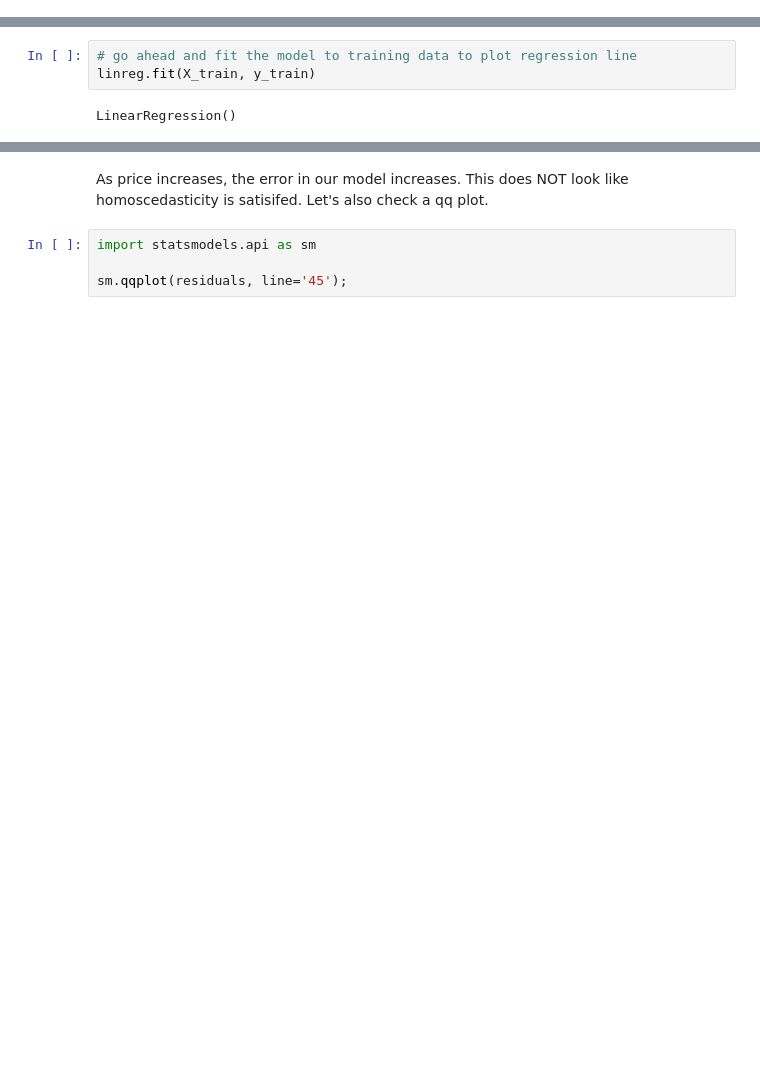
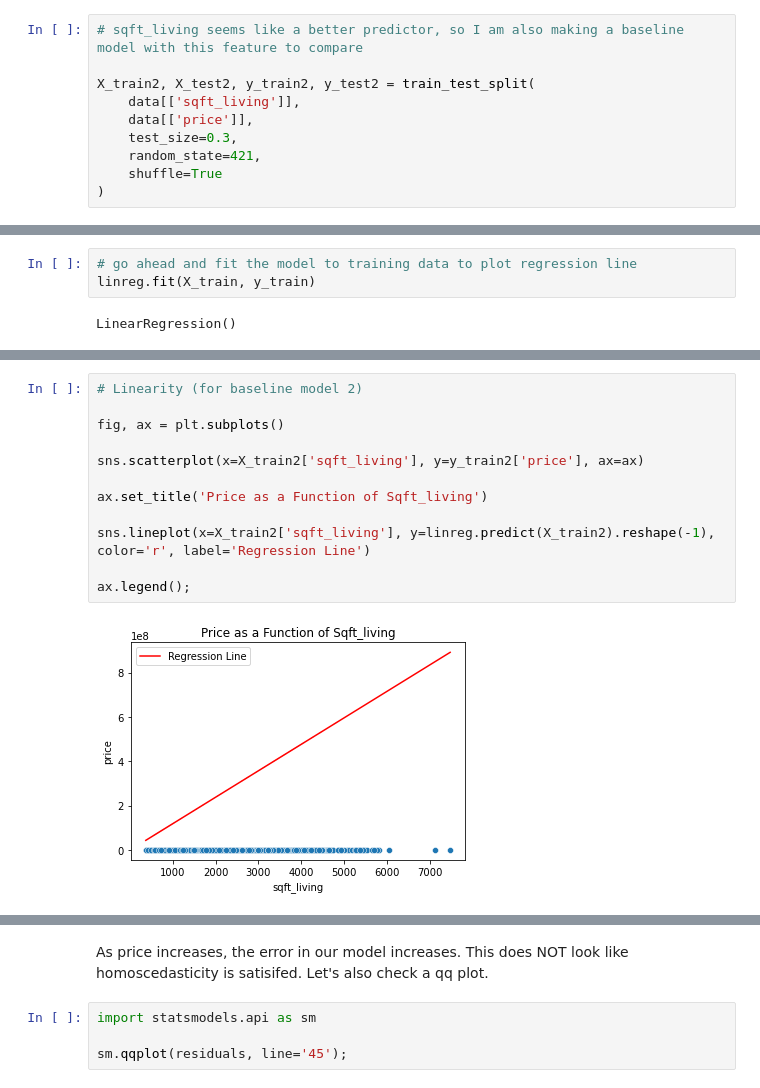
Before and after one commit to ran0027/dsc-phase2-project, a Jupyter notebook: analysis.ipynb, the cells around one changed output, grey strips where cells are left out. Drawn from its saved outputs; the diff is of its cells as text; blank space fills up the shorter version.

```diff
--- a/analysis.ipynb
+++ b/analysis.ipynb
@@ -317,6 +317,16 @@ X_train, X_test, y_train, y_test = train_test_split(
     random_state=421,
     shuffle=True
 )
+# %%
+# sqft_living seems like a better predictor, so I am also making a baseline model with this feature to compare
+
+X_train2, X_test2, y_train2, y_test2 = train_test_split(
+    data[['sqft_living']],
+    data[['price']],
+    test_size=0.3,
+    random_state=421,
+    shuffle=True
+)
 # %%
 linreg = LinearRegression()
 
@@ -349,3 +369,17 @@ ax.legend();
+# %%
+# Linearity (for baseline model 2)
+
+fig, ax = plt.subplots()
+
+sns.scatterplot(x=X_train2['sqft_living'], y=y_train2['price'], ax=ax)
+
+ax.set_title('Price as a Function of Sqft_living')
+
+sns.lineplot(x=X_train2['sqft_living'], y=linreg.predict(X_train2).reshape(-1), color='r', label='Regression Line')
+
+ax.legend();
+# %% [output]
+[figure, added]
 # %%
 # Homoscedasticity & normality of residuals
 
```
Also changed, not shown: parts of 17 cells of this notebook.
